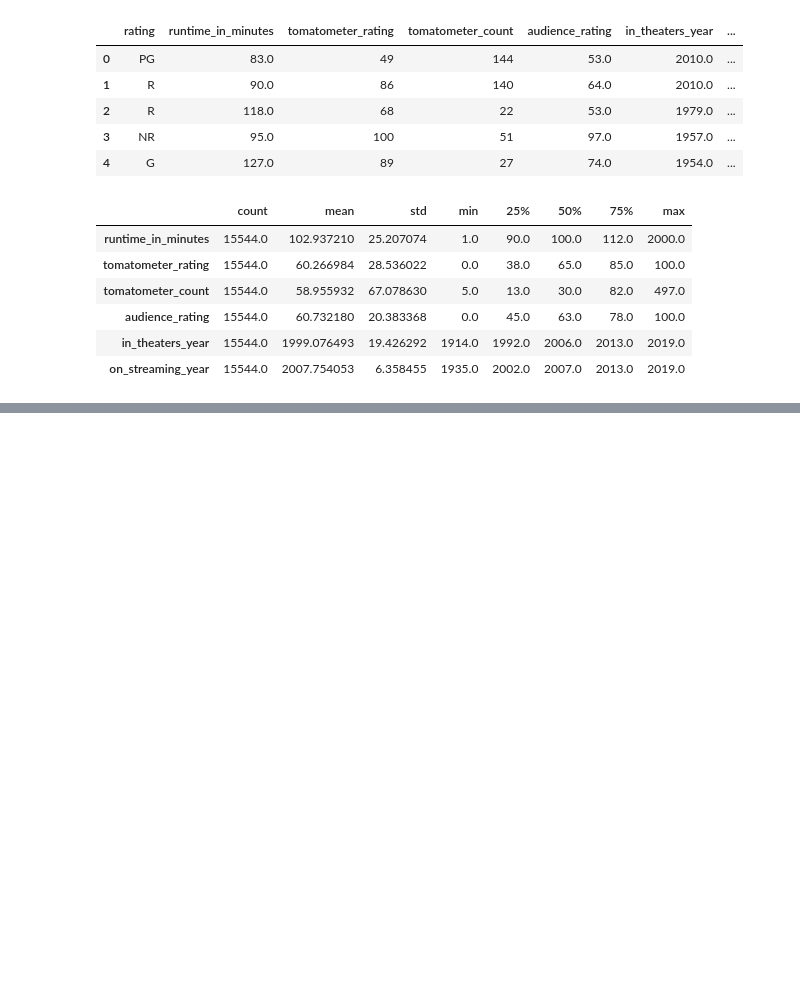
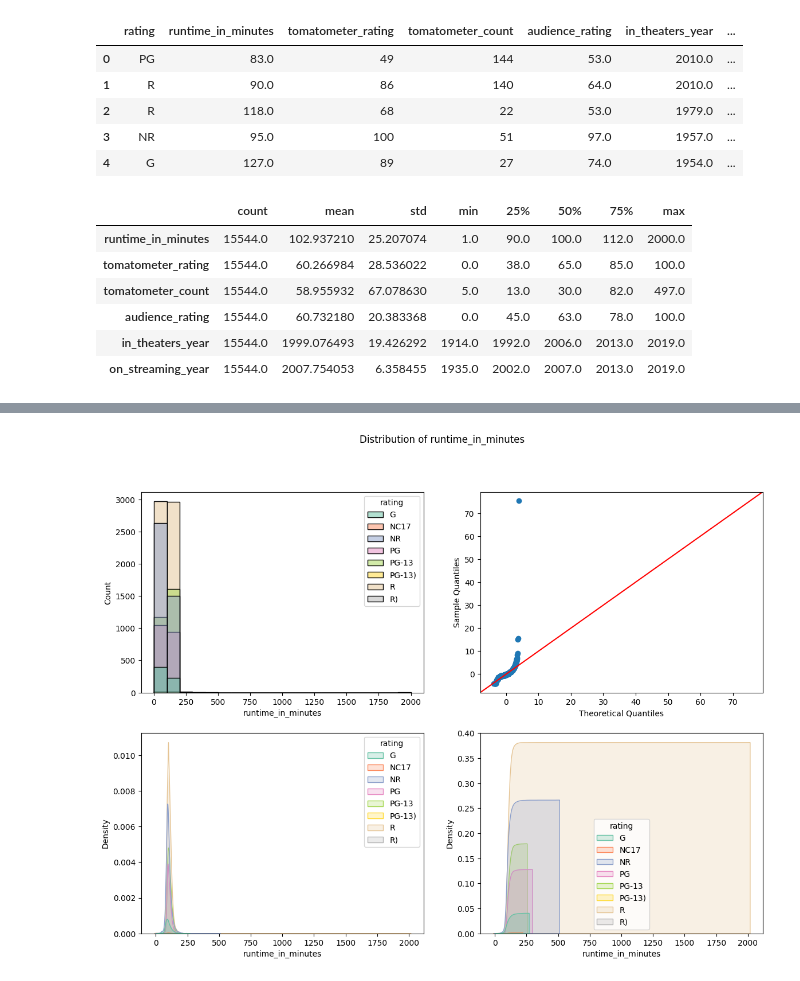
Before and after one commit to Prakashdeveloper03/Leetcode-150, a Jupyter notebook: Interview Prep/Movie rating prediction/notebook.ipynb, the cells around one changed output, grey strips where cells are left out. Cells and saved outputs as stored; diff of their text form; code cells hidden in the pictures; blank space fills up the shorter version.

```diff
--- a/Interview Prep/Movie rating prediction/notebook.ipynb
+++ b/Interview Prep/Movie rating prediction/notebook.ipynb
@@ -186,0 +213,29 @@ df.describe().T
+# %%
+# function takes a single dataframe column name as argument and
+# plots a 2 x 2 subplot contains (histogram, quantile-quantile plot, kernel density estimate plot and cumulative density plot)
+def plot_distribution(col_name):
+    fig, axes = plt.subplots(
+        2, 2, figsize=(14, 10)
+    )  # sets 2 x 2 subplots with figure size of (14,10)
+    sns.histplot(
+        x=col_name, data=df, ax=axes[0][0], bins=20, hue="rating", palette="Set2"
+    )  # displays histogram of the given dataframe column
+    qqplot(
+        data=df[col_name], ax=axes[0][1], line="45", fit=True, dist=stats.norm
+    )  # displays quantile-quantile plot of the given dataframe column
+    sns.kdeplot(
+        x=col_name, data=df, ax=axes[1][0], fill=True, hue="rating", palette="Set2"
+    )  # displays kernel density estimate plot of the given dataframe column
+    sns.kdeplot(
+        x=col_name,
+        data=df,
+        ax=axes[1][1],
+        fill=True,
+        cumulative=True,
+        hue="rating",
+        palette="Set2",
+    )  # displays cumulative density plot of the given dataframe column
+    plt.suptitle(
+        "Distribution of " + col_name
+    )  # sets the title for the subplot as "Distribution of <column name>"
+    plt.show()  # shows the plot
@@ -186,0 +264,4 @@ df.describe().T
+# %%
+plot_distribution(df.columns[1])
+# %% [output]
+[figure, added]
```
Also changed, not shown: parts of 17 cells of this notebook.
